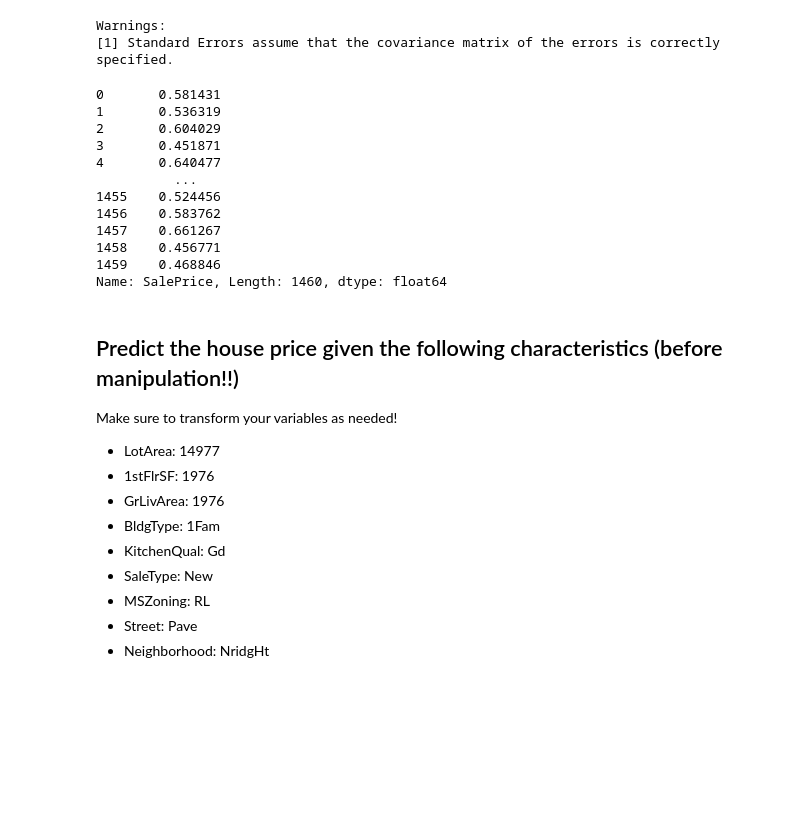
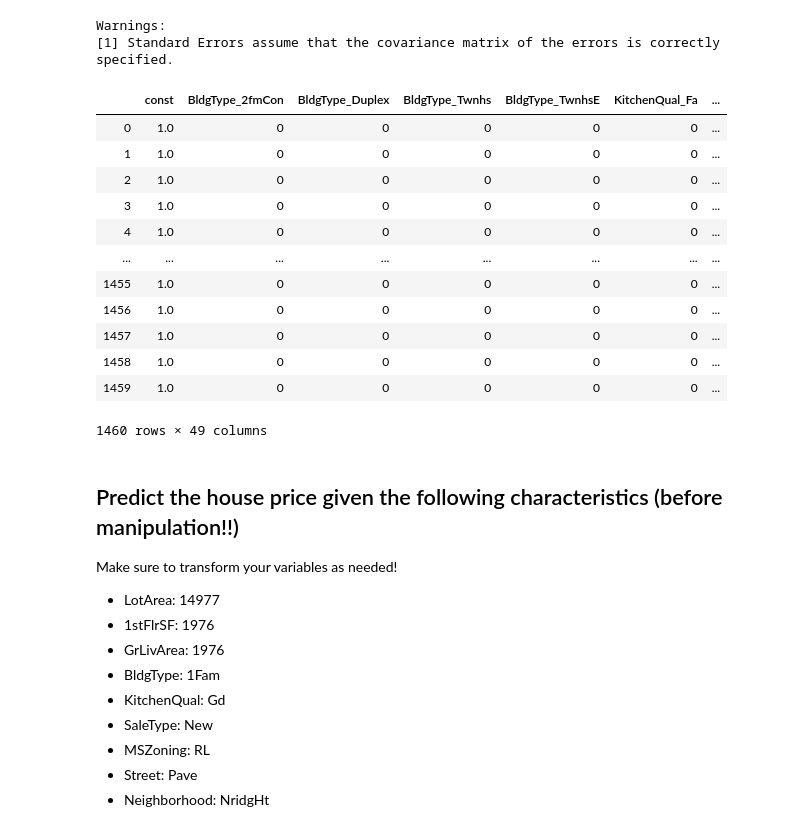
Before and after one commit to OsterMendel/dsc-multiple-linear-regression-statsmodels-lab-nyc-ds-033020, a Jupyter notebook: index.ipynb, the cells around one changed output. Cells and saved outputs as stored; diff of their text form; code cells hidden in the pictures; blank space fills up the shorter version.

```diff
--- a/index.ipynb
+++ b/index.ipynb
@@ -102,21 +102,22 @@ OLS Regression Results
 | Kurtosis: | 3.378 | Cond. No. | 121. |
 Warnings:
 [1] Standard Errors assume that the covariance matrix of the errors is correctly specified.
-# %%
-X_
-# %% [output]
-0       0.581431
-1       0.536319
-2       0.604029
-3       0.451871
-4       0.640477
-          ...
-1455    0.524456
-1456    0.583762
-1457    0.661267
-1458    0.456771
-1459    0.468846
-Name: SalePrice, Length: 1460, dtype: float64
+# %%
+X_int
+# %% [output]
+|  | const | BldgType_2fmCon | BldgType_Duplex | BldgType_Twnhs | BldgType_TwnhsE | KitchenQual_Fa | ... |
+| 0 | 1.0 | 0 | 0 | 0 | 0 | 0 | ... |
+| 1 | 1.0 | 0 | 0 | 0 | 0 | 0 | ... |
+| 2 | 1.0 | 0 | 0 | 0 | 0 | 0 | ... |
+| 3 | 1.0 | 0 | 0 | 0 | 0 | 0 | ... |
+| 4 | 1.0 | 0 | 0 | 0 | 0 | 0 | ... |
+| ... | ... | ... | ... | ... | ... | ... | ... |
+| 1455 | 1.0 | 0 | 0 | 0 | 0 | 0 | ... |
+| 1456 | 1.0 | 0 | 0 | 0 | 0 | 0 | ... |
+| 1457 | 1.0 | 0 | 0 | 0 | 0 | 0 | ... |
+| 1458 | 1.0 | 0 | 0 | 0 | 0 | 0 | ... |
+| 1459 | 1.0 | 0 | 0 | 0 | 0 | 0 | ... |
+1460 rows × 49 columns
 # %%
 # Your code here - Check that the coefficients and intercept are the same as those from Statsmodels
 # %% [markdown]
```
